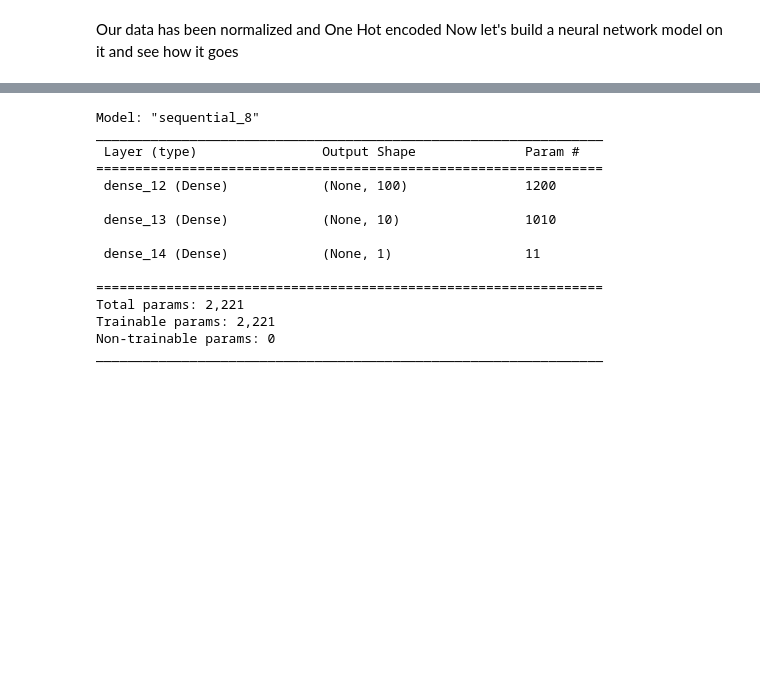
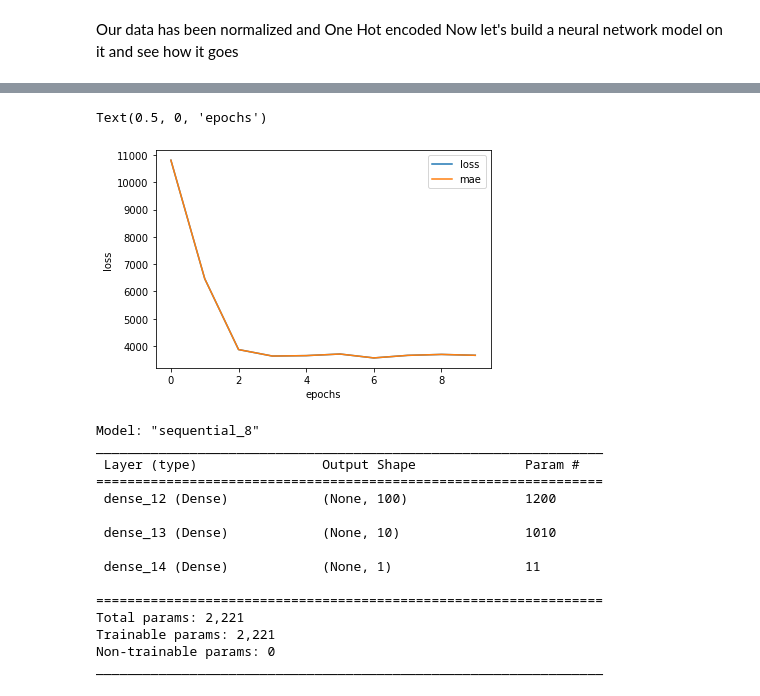
Before and after one commit to Nikitaion/TensorFlowLearning, a Jupyter notebook: 01_neural_network_regression_with_tensorflow.ipynb, the cells around one changed output, grey strips where cells are left out. Drawn from its saved outputs; the diff is of its cells as text; code cells hidden in the pictures; blank space fills up the shorter version.

```diff
--- a/01_neural_network_regression_with_tensorflow.ipynb
+++ b/01_neural_network_regression_with_tensorflow.ipynb
@@ -1190,14 +1190,16 @@ Now let's build a neural network model on it and see how it goes
 # Build a neural network model to fit an our normalized data
 tf.random.set_seed(42)
 insurance_model_4 = tf.keras.Sequential([
+  tf.keras.layers.Dense(50),
   tf.keras.layers.Dense(100),
-  tf.keras.layers.Dense(10),
+  tf.keras.layers.Dense(100),
+  tf.keras.layers.Dense(100),
   tf.keras.layers.Dense(1),
 ])
 
 insurance_model_4.compile(loss=tf.keras.losses.mae,
-                          optimizer=tf.keras.optimizers.Adam(),
+                          optimizer=tf.keras.optimizers.Adam(learning_rate=0.005),
                           metrics=["mae"])
 
-insurance_model_4.fit(X_train_normal, y_train, epochs=200)
+history_1 = insurance_model_4.fit(X_train_normal, y_train, epochs=10)
 # %% [output]
@@ -1222,3 +1231,11 @@ Epoch 200/200
+# %%
+# Plot history (also known as a loss curve or a training curve)
+pd.DataFrame(history_1.history).plot()
+plt.ylabel("loss")
+plt.xlabel("epochs")
+# %% [output]
+Text(0.5, 0, 'epochs')
+[figure, added]
 # %%
 insurance_model_2.summary()
 # %% [output]
```
Also changed, not shown: parts of 3 cells of this notebook.
